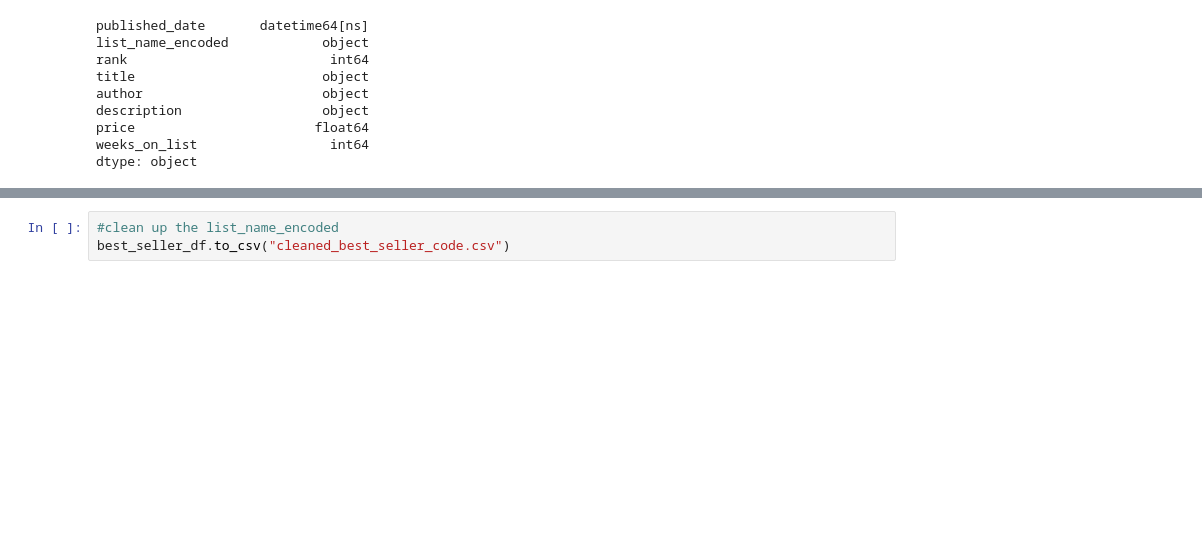
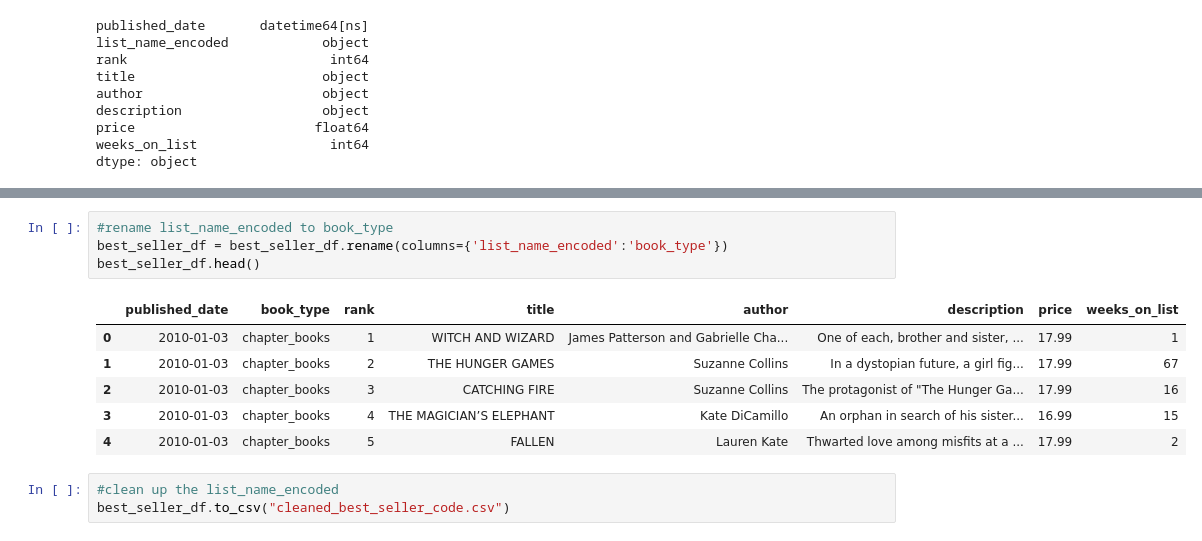
Before and after one commit to Dimara-Delmar/Bestsellers_Analysis, a Jupyter notebook: cleaned_best_seller_code.ipynb, the cells around one changed output, grey strips where cells are left out. Saved outputs shown, nothing was run; the diff lists cells and outputs as text; blank space fills up the shorter version.

```diff
--- a/cleaned_best_seller_code.ipynb
+++ b/cleaned_best_seller_code.ipynb
@@ -121,3 +137,14 @@ dtype: object
+# %%
+#rename list_name_encoded to book_type
+best_seller_df = best_seller_df.rename(columns={'list_name_encoded':'book_type'})
+best_seller_df.head()
+# %% [output]
+|  | published_date | book_type | rank | title | author | description | price | weeks_on_list |
+| 0 | 2010-01-03 | chapter_books | 1 | WITCH AND WIZARD | James Patterson and Gabrielle Cha... | One of each, brother and sister, ... | 17.99 | 1 |
+| 1 | 2010-01-03 | chapter_books | 2 | THE HUNGER GAMES | Suzanne Collins | In a dystopian future, a girl fig... | 17.99 | 67 |
+| 2 | 2010-01-03 | chapter_books | 3 | CATCHING FIRE | Suzanne Collins | The protagonist of "The Hunger Ga... | 17.99 | 16 |
+| 3 | 2010-01-03 | chapter_books | 4 | THE MAGICIAN’S ELEPHANT | Kate DiCamillo | An orphan in search of his sister... | 16.99 | 15 |
+| 4 | 2010-01-03 | chapter_books | 5 | FALLEN | Lauren Kate | Thwarted love among misfits at a ... | 17.99 | 2 |
 # %%
 #clean up the list_name_encoded
 best_seller_df.to_csv("cleaned_best_seller_code.csv")
```
Also changed, not shown: parts of 1 cell of this notebook, 1 other file.
